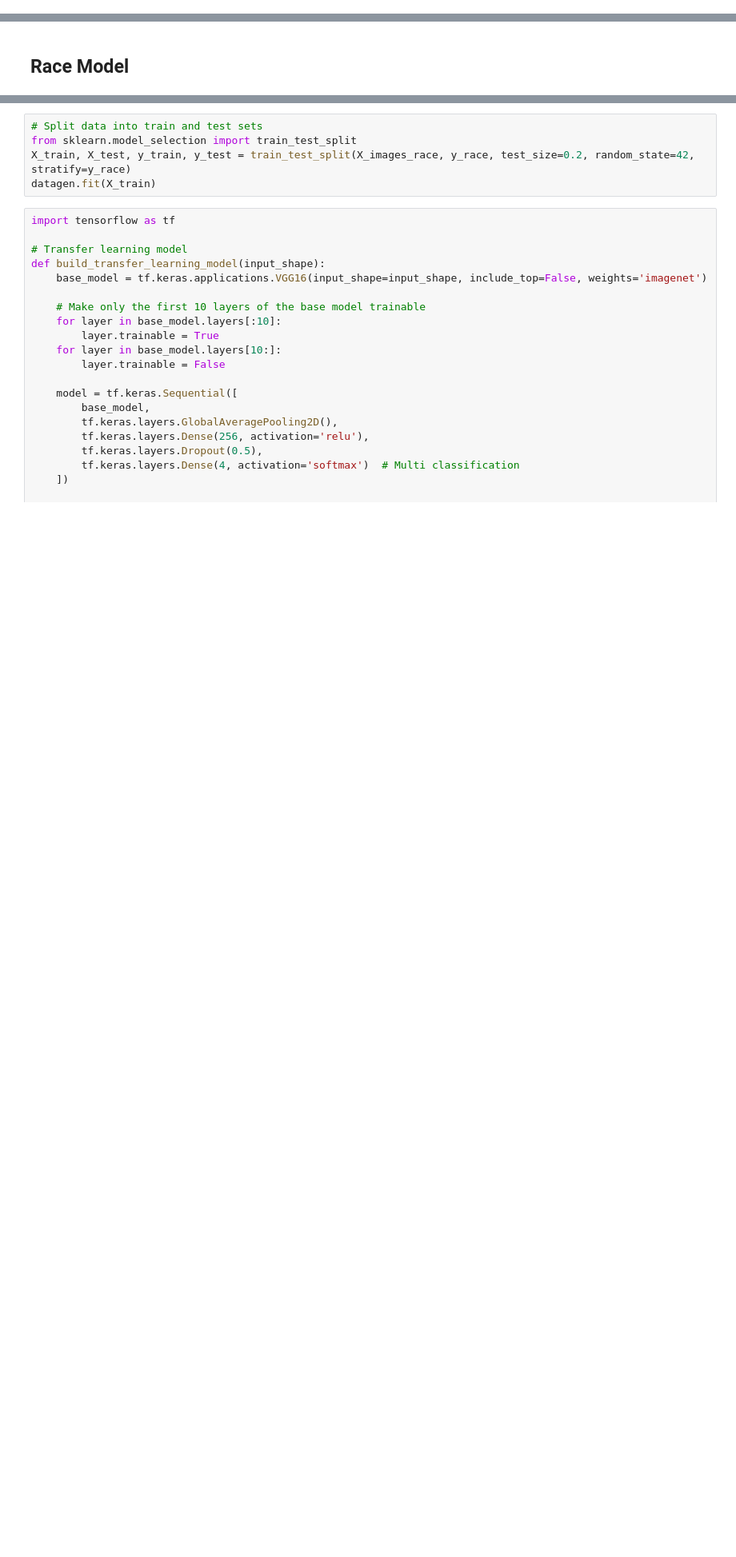
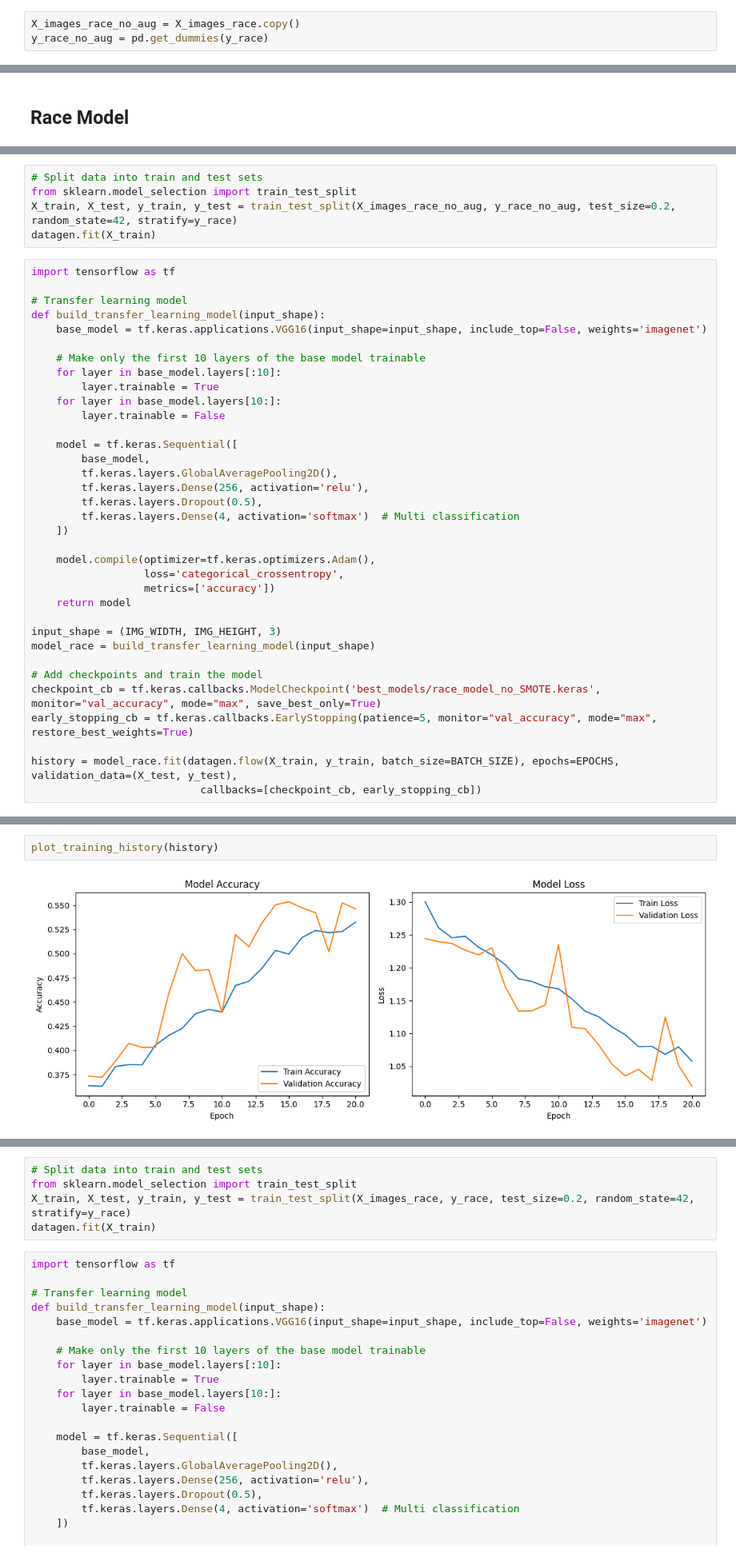
Before and after one commit to Chaity96/Advance-Demographics-Detection-for-Enhanced-Security-using-Transfer-Learning, a Jupyter notebook: notebooks/1) Modelling.ipynb, the cells around one changed output, grey strips where cells are left out. Shown at 80% size. Saved outputs shown, nothing was run; the diff lists cells and outputs as text; blank space fills up the shorter version.

Commit message:
Added Race model code with out SMOTE as per superviser suggestion

```diff
--- a/notebooks/1) Modelling.ipynb
+++ b/notebooks/1) Modelling.ipynb
@@ -161,6 +163,9 @@ Name: count, dtype: int64
 X_images_race_index = df_race_filtered.index
 X_images_race = X_all_images[X_images_race_index]
 y_race = df_race_filtered.race
+# %%
+X_images_race_no_aug = X_images_race.copy()
+y_race_no_aug = pd.get_dummies(y_race)
 # %%
 from imblearn.over_sampling import SMOTE
 
@@ -374,0 +382,40 @@ F1 Score: 0.69
+# %%
+# Split data into train and test sets
+from sklearn.model_selection import train_test_split
+X_train, X_test, y_train, y_test = train_test_split(X_images_race_no_aug, y_race_no_aug, test_size=0.2, random_state=42, stratify=y_race)
+datagen.fit(X_train)
+# %%
+import tensorflow as tf
+
+# Transfer learning model
+def build_transfer_learning_model(input_shape):
+    base_model = tf.keras.applications.VGG16(input_shape=input_shape, include_top=False, weights='imagenet')
+
+    # Make only the first 10 layers of the base model trainable
+    for layer in base_model.layers[:10]:
+        layer.trainable = True
+    for layer in base_model.layers[10:]:
+        layer.trainable = False
+
+    model = tf.keras.Sequential([
+        base_model,
+        tf.keras.layers.GlobalAveragePooling2D(),
+        tf.keras.layers.Dense(256, activation='relu'),
+        tf.keras.layers.Dropout(0.5),
+        tf.keras.layers.Dense(4, activation='softmax')  # Multi classification
+    ])
+
+    model.compile(optimizer=tf.keras.optimizers.Adam(),
+                  loss='categorical_crossentropy',
+                  metrics=['accuracy'])
+    return model
+
+input_shape = (IMG_WIDTH, IMG_HEIGHT, 3)
+model_race = build_transfer_learning_model(input_shape)
+
+# Add checkpoints and train the model
+checkpoint_cb = tf.keras.callbacks.ModelCheckpoint('best_models/race_model_no_SMOTE.keras', monitor="val_accuracy", mode="max", save_best_only=True)
+early_stopping_cb = tf.keras.callbacks.EarlyStopping(patience=5, monitor="val_accuracy", mode="max", restore_best_weights=True)
+
+history = model_race.fit(datagen.flow(X_train, y_train, batch_size=BATCH_SIZE), epochs=EPOCHS, validation_data=(X_test, y_test),
+                           callbacks=[checkpoint_cb, early_stopping_cb])
@@ -374,0 +450,4 @@ F1 Score: 0.69
+# %%
+plot_training_history(history)
+# %% [output]
+[figure, added]
```
Also changed, not shown: parts of 7 cells of this notebook.
